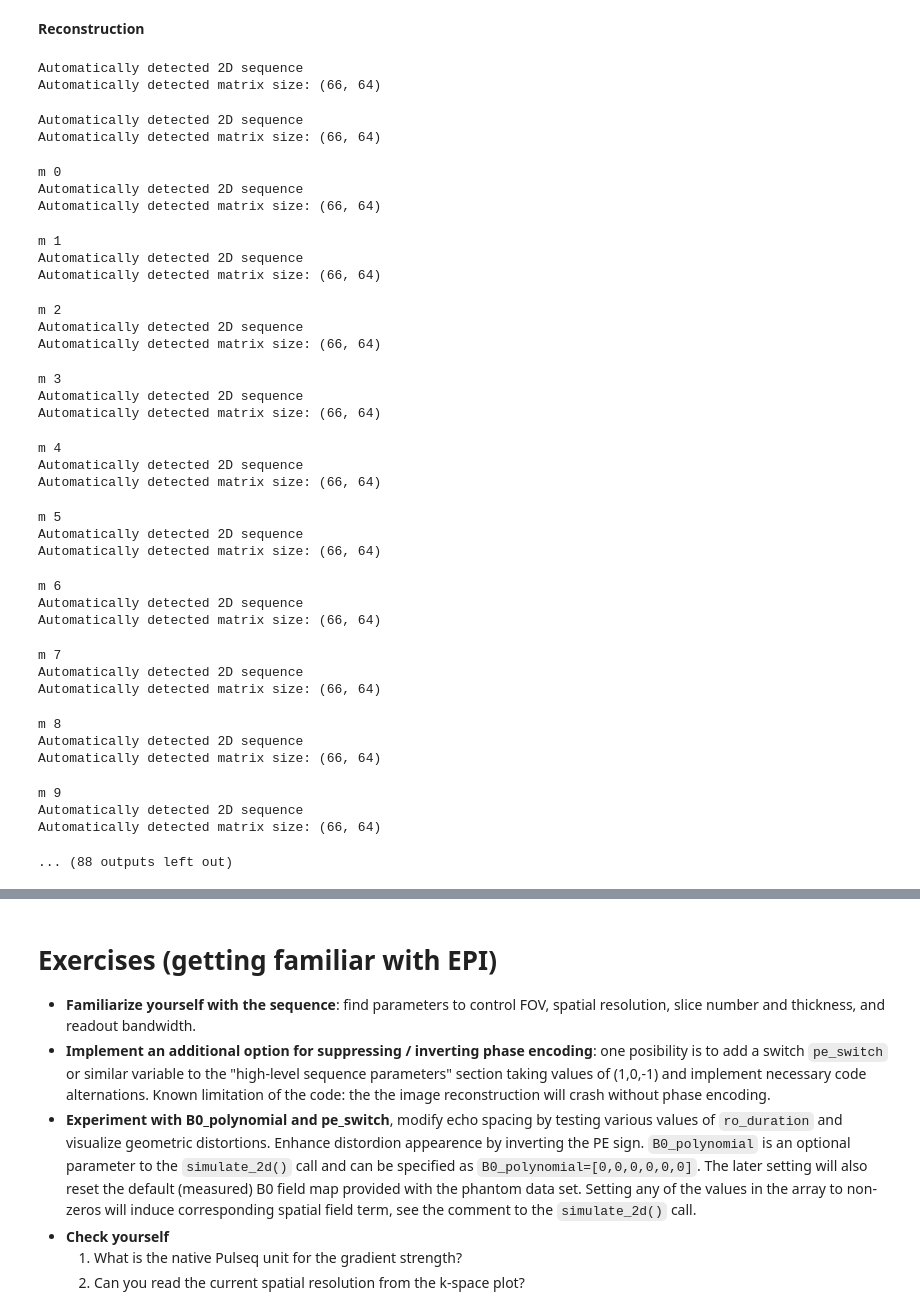
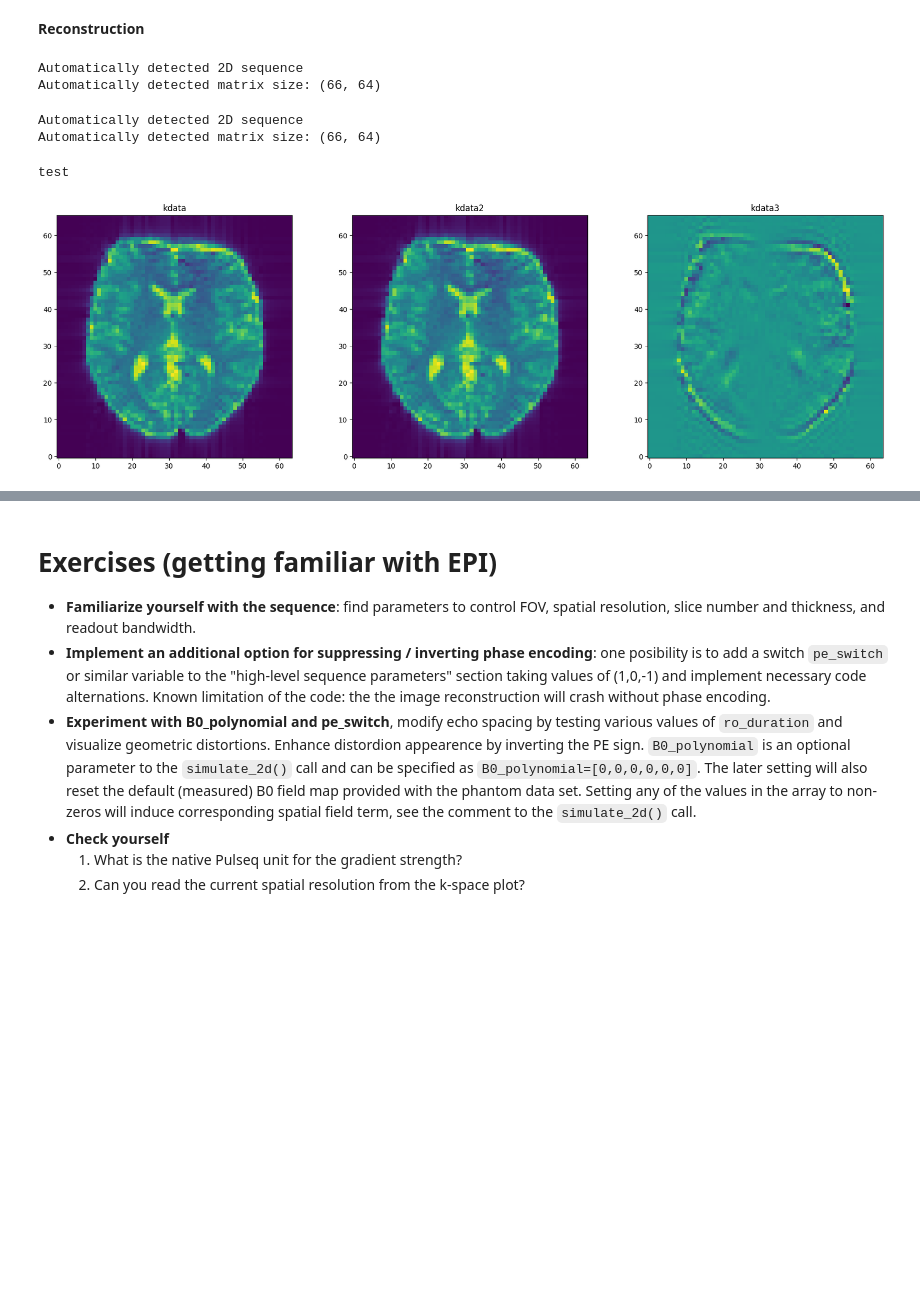
Before and after one commit to Nikbert/EPI_simulations, a Jupyter notebook: tutorials/07_echo_planar_imaging/notebooks/01_write_and_simulate_basic_EPI.ipynb, the cells around one changed output, grey strips where cells are left out. Saved outputs shown, nothing was run; the diff lists cells and outputs as text; code cells hidden in the pictures; blank space fills up the shorter version.

```diff
--- a/tutorials/07_echo_planar_imaging/notebooks/01_write_and_simulate_basic_EPI.ipynb
+++ b/tutorials/07_echo_planar_imaging/notebooks/01_write_and_simulate_basic_EPI.ipynb
@@ -182,10 +195,10 @@ for m in range(n_measurements):
       #print('measured_offset_c_even[i,1]',measured_offset_c_even[1,i])
       #print('measured_offset_c_odd[i,1]',measured_offset_c_odd[i,1])
       gx_even = mr.make_trapezoid(channel="x", system=system,
-        amplitude = (k_width + measured_offset_c_even[m,i]*2) / ro_duration,
+        amplitude = (k_width + measured_offset_c_even[m,i]) / ro_duration,
         flat_time=flat_time)
       gx_odd = mr.make_trapezoid(channel="x", system=system,
-        amplitude = -(k_width - measured_offset_c_odd[m,i]*2) / ro_duration,
+        amplitude = -(k_width - measured_offset_c_odd[m,i]) / ro_duration,
         flat_time=flat_time)
       #QP phase correction seems to be off
 
@@ -361,70 +401,41 @@ if simulate:
   rec = reconstruct(kdata, seq, trajectory_delay=0e-6, cartesian=False) # for the trajectory delay to work with the basic (non-ramp-sampling EPI) cartesian=False is needed
   # need to invert data dimentions because the reconstruction code uses iFFT to go from k-space to image space
   rec=rec[::-1,::-1]
 
   rec2 = reconstruct(kdata2, seq, trajectory_delay=0e-6, cartesian=False) # for the trajectory delay to work with the basic (non-ramp-sampling EPI) cartesian=False is needed
   # need to invert data dimentions because the reconstruction code uses iFFT to go from k-space to image space
   rec2=rec2[::-1,::-1]
-
-  rec_list = []
+  """
+  rec_list = np.zeros((66,64,n_measurements))
   for m in range(n_measurements):
     print('m',m)
     kdata_temp = kdata_list[m]
     rec_temp = reconstruct(kdata_temp, seq, trajectory_delay=0e-6, cartesian=False)
-    rec_temp = rec_temp[::-1,::-1]
-    rec_list.append(rec_temp)
-
+    rec_list[:,:,m] = rec_temp[::-1,::-1]
+    #rec_list.append(rec_temp)
+  """
   fig, ax = plt.subplots(nrows=1, ncols=3)
   ax = ax.flatten()
 
   ax[0].imshow(abs(rec), origin='lower')
   ax[0].set_title('kdata')
 
-  ax[1].imshow(abs(rec_list[0]), origin='lower')
-  #ax[1].imshow(abs(rec2), origin='lower')
+  #ax[1].imshow(abs(rec_list[0]), origin='lower')
+  ax[1].imshow(abs(rec2), origin='lower')
   ax[1].set_title('kdata2')
   print('test')
-  #ax[2].imshow(abs(rec2)-abs(rec), origin='lower')
-  ax[2].imshow(abs(rec_list[0])-abs(rec_list[1]), origin='lower')
+  ax[2].imshow(abs(rec2)-abs(rec), origin='lower')
+  #ax[2].imshow(abs(rec_list[:,:,10])-abs(rec_list[:,:,61]), origin='lower')
   ax[2].set_title('kdata3')
 
   fig.tight_layout()
   fig.set_figheight(6)
   fig.set_figwidth(18)
   plt.show();
 # %% [output]
 Automatically detected 2D sequence
 Automatically detected matrix size: (66, 64)
 Automatically detected 2D sequence
 Automatically detected matrix size: (66, 64)
-m 0
-Automatically detected 2D sequence
-Automatically detected matrix size: (66, 64)
+test
-m 1
-Automatically detected 2D sequence
-Automatically detected matrix size: (66, 64)
-m 2
-Automatically detected 2D sequence
-Automatically detected matrix size: (66, 64)
-m 3
-Automatically detected 2D sequence
-Automatically detected matrix size: (66, 64)
-m 4
-Automatically detected 2D sequence
-Automatically detected matrix size: (66, 64)
-m 5
-Automatically detected 2D sequence
-Automatically detected matrix size: (66, 64)
-m 6
-Automatically detected 2D sequence
-Automatically detected matrix size: (66, 64)
-m 7
-Automatically detected 2D sequence
-Automatically detected matrix size: (66, 64)
-m 8
-Automatically detected 2D sequence
-Automatically detected matrix size: (66, 64)
-m 9
-Automatically detected 2D sequence
-Automatically detected matrix size: (66, 64)
-... (88 outputs left out)
+[figure, added]
```
Also changed, not shown: parts of 10 cells of this notebook.
